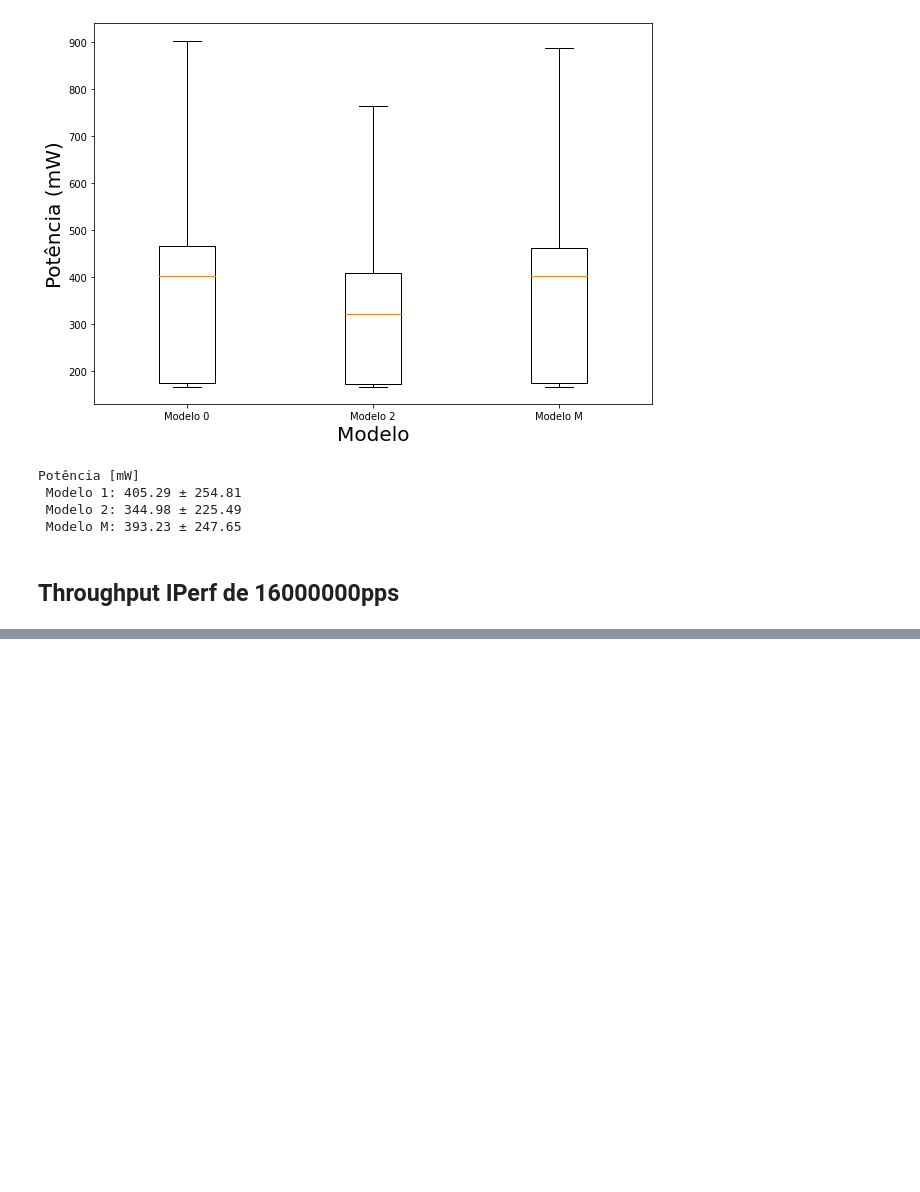
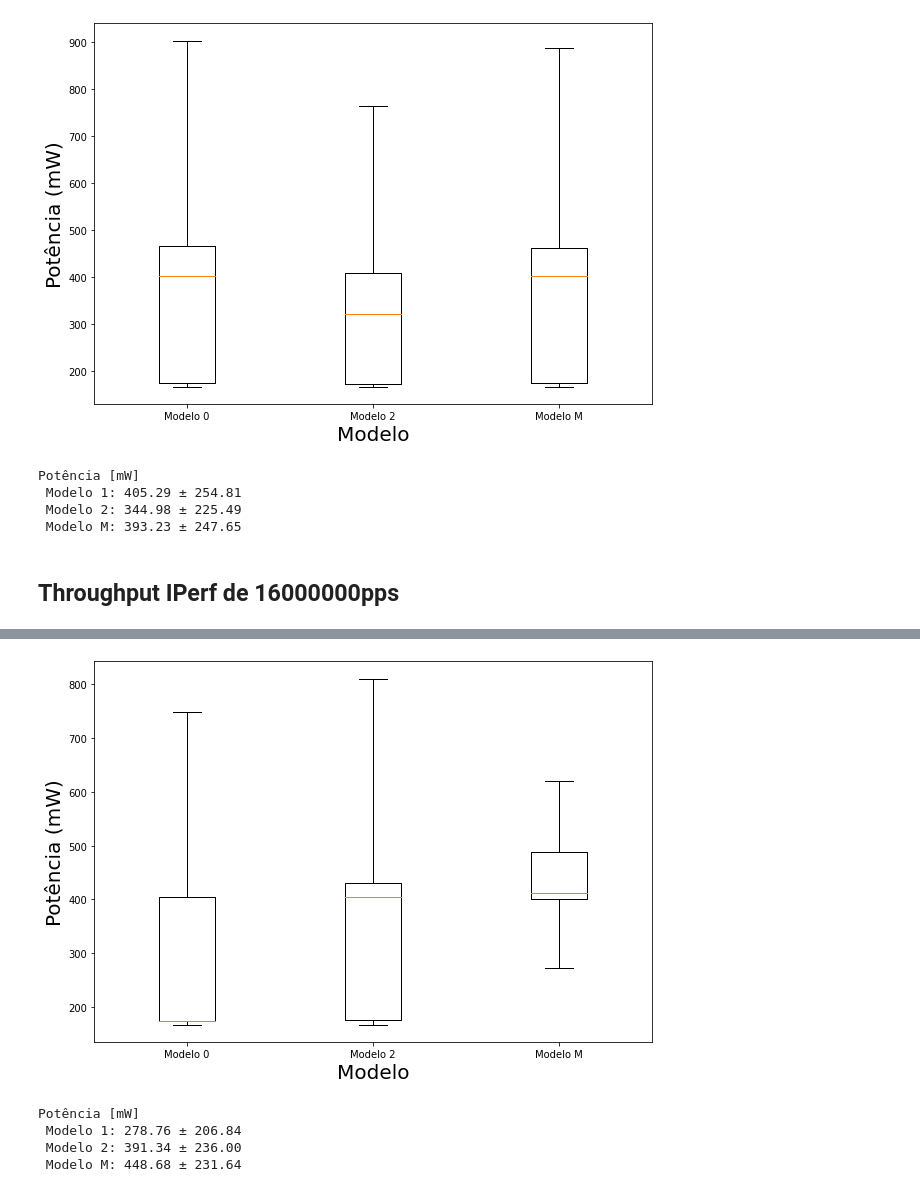
Before and after one commit to pedromonici/T800, a Jupyter notebook: pwr_measure/Data Analysis.ipynb, the cells around one changed output, grey strips where cells are left out. Saved outputs shown, nothing was run; the diff lists cells and outputs as text; code cells hidden in the pictures; blank space fills up the shorter version.

```diff
--- a/pwr_measure/Data Analysis.ipynb
+++ b/pwr_measure/Data Analysis.ipynb
@@ -265,0 +297,9 @@ Potência [mW]
+# %%
+data = [model_0, model_2, model_m]
+
+fig = plt.figure(figsize =(10, 7))
+plt.boxplot(data, showfliers=False, labels=["Modelo 0", "Modelo 2", "Modelo M"]);
+plt.xlabel("Modelo", fontsize=20)
+plt.ylabel("Potência (mW)", fontsize=20);
+# %% [output]
+[figure, added]
@@ -265,0 +308,9 @@ Potência [mW]
+# %%
+print("Potência [mW]\n Modelo 1: {:.2f} \u00B1 {:.2f}".format(np.mean(model_0), np.std(model_0)))
+print(" Modelo 2: {:.2f} \u00B1 {:.2f}".format(np.mean(model_2), np.std(model_2)))
+print(" Modelo M: {:.2f} \u00B1 {:.2f}".format(np.mean(model_m), np.std(model_m)))
+# %% [output]
+Potência [mW]
+ Modelo 1: 278.76 ± 206.84
+ Modelo 2: 391.34 ± 236.00
+ Modelo M: 448.68 ± 231.64
```
Also changed, not shown: parts of 11 cells of this notebook, 2 other files.
